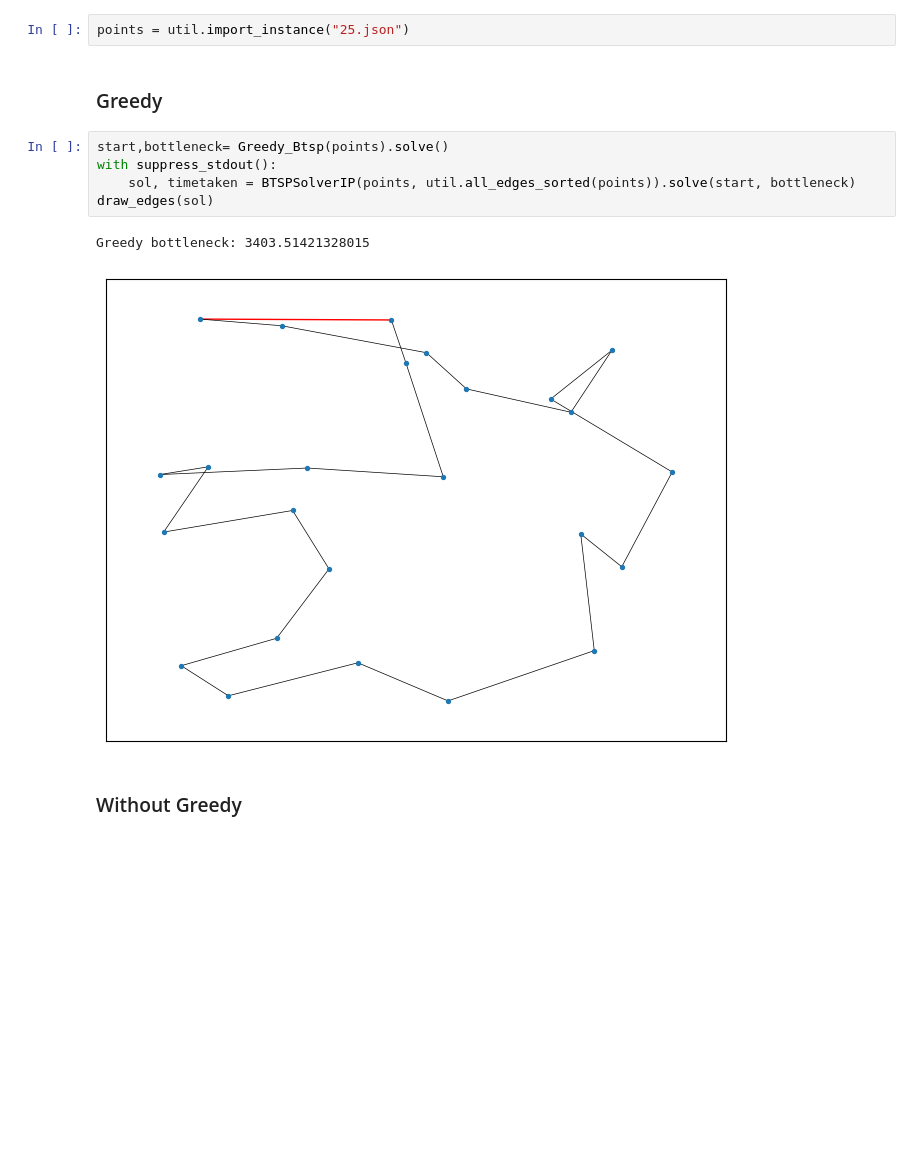
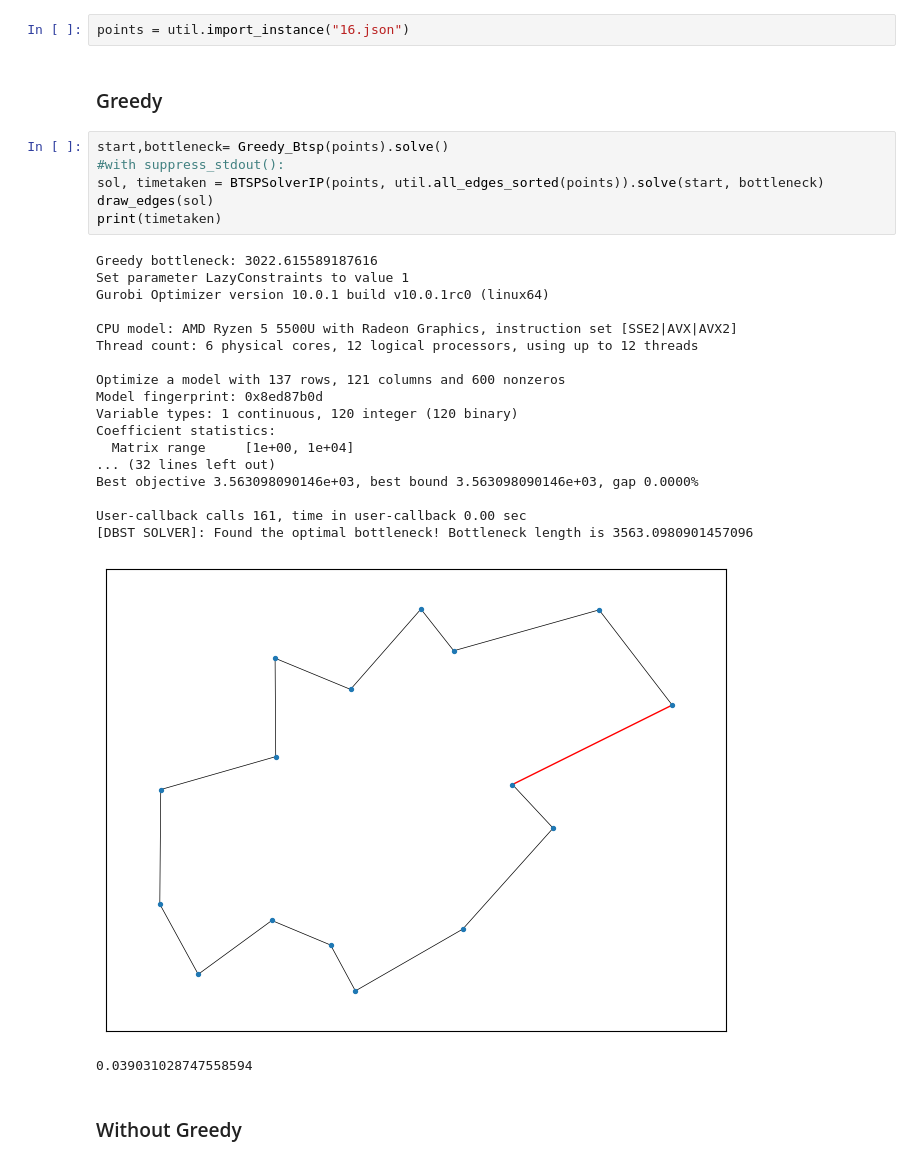
Before and after one commit to uwu-octane/alg_lab, a Jupyter notebook: 04_mip/mip.ipynb, the cells around one changed output. Saved outputs shown, nothing was run; the diff lists cells and outputs as text; blank space fills up the shorter version.

```diff
--- a/04_mip/mip.ipynb
+++ b/04_mip/mip.ipynb
@@ -14,15 +11,33 @@ The autoreload extension is already loaded. To reload it, use:
 # %%
-points = util.import_instance("25.json")
+points = util.import_instance("16.json")
 # %% [markdown]
 ### Greedy
 # %%
 start,bottleneck= Greedy_Btsp(points).solve()
-with suppress_stdout():
-    sol, timetaken = BTSPSolverIP(points, util.all_edges_sorted(points)).solve(start, bottleneck)
+#with suppress_stdout():
+sol, timetaken = BTSPSolverIP(points, util.all_edges_sorted(points)).solve(start, bottleneck)
 draw_edges(sol)
+print(timetaken)
 # %% [output]
-Greedy bottleneck: 3403.51421328015
+Greedy bottleneck: 3022.615589187616
+Set parameter LazyConstraints to value 1
+Gurobi Optimizer version 10.0.1 build v10.0.1rc0 (linux64)
+
+CPU model: AMD Ryzen 5 5500U with Radeon Graphics, instruction set [SSE2|AVX|AVX2]
+Thread count: 6 physical cores, 12 logical processors, using up to 12 threads
+
+Optimize a model with 137 rows, 121 columns and 600 nonzeros
+Model fingerprint: 0x8ed87b0d
+Variable types: 1 continuous, 120 integer (120 binary)
+Coefficient statistics:
+  Matrix range     [1e+00, 1e+04]
+... (32 lines left out)
+Best objective 3.563098090146e+03, best bound 3.563098090146e+03, gap 0.0000%
+
+User-callback calls 161, time in user-callback 0.00 sec
+[DBST SOLVER]: Found the optimal bottleneck! Bottleneck length is 3563.0980901457096
-[figure, old version]
+[figure, new version]
+0.039031028747558594
 # %% [markdown]
 ### Without Greedy
 # %%
```
Also changed, not shown: parts of 4 cells of this notebook, 3 other files.
